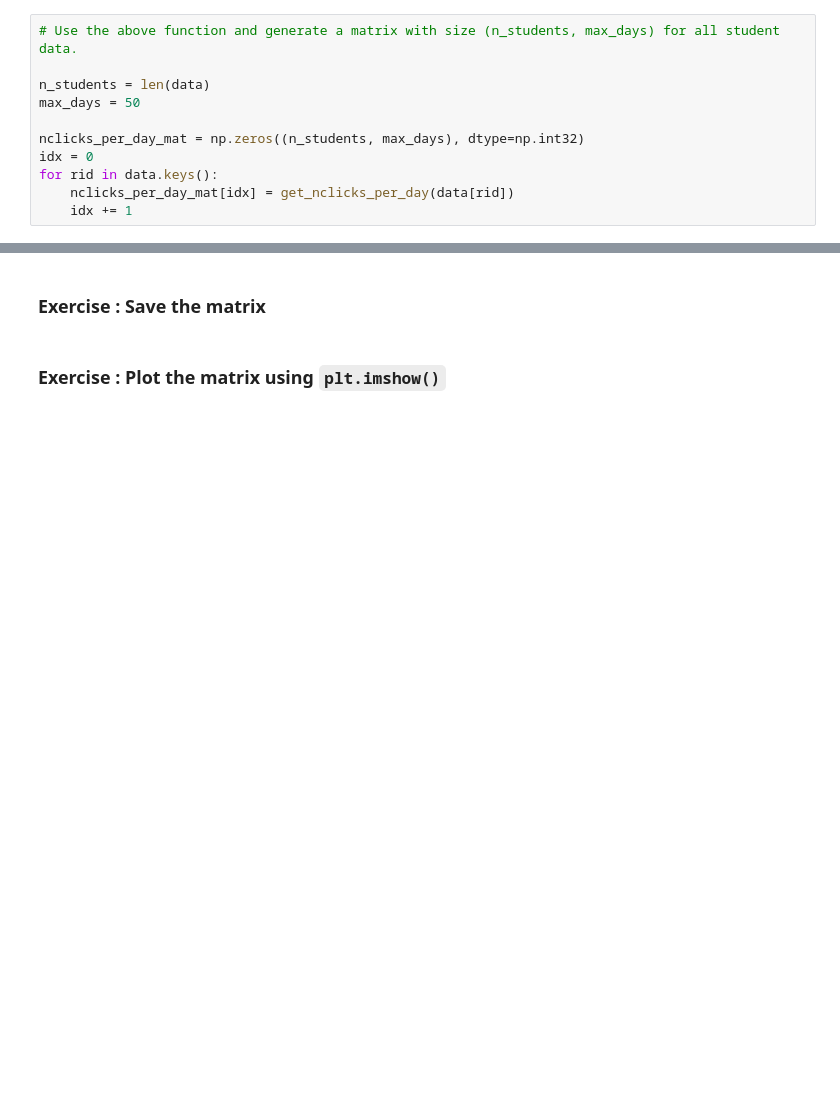
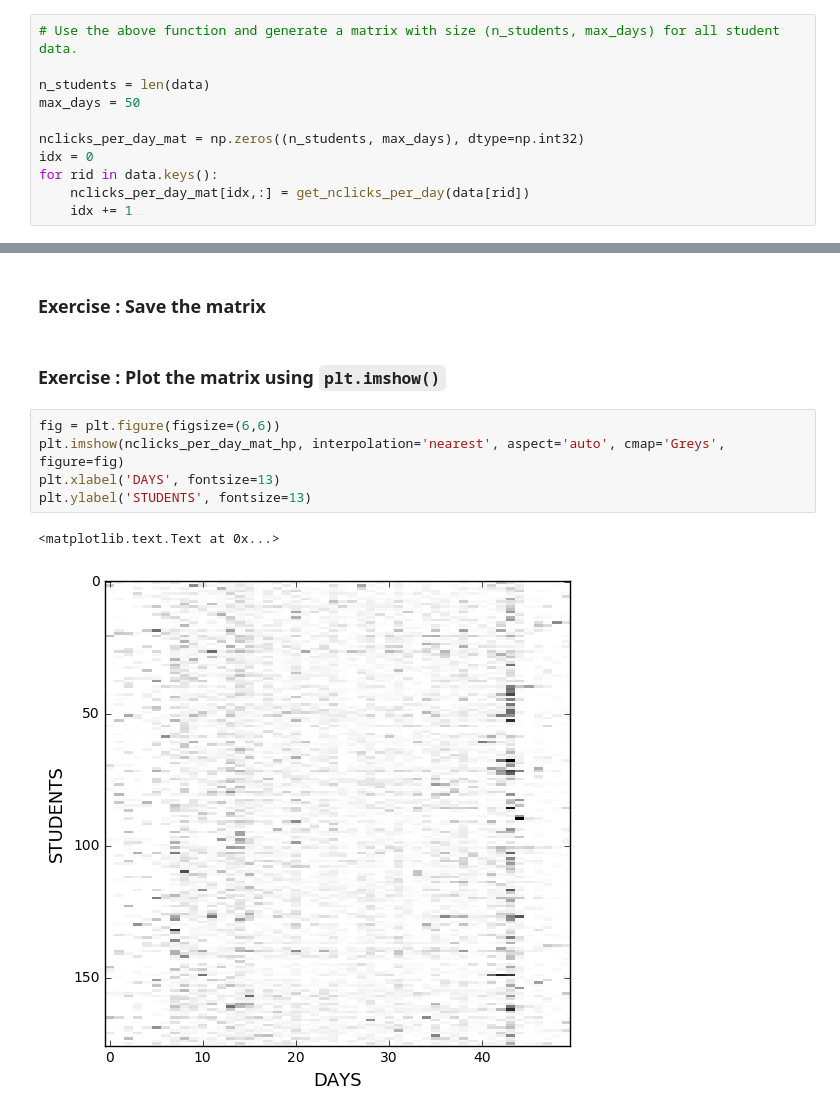
Before and after one commit to jihyunp/IVLE_Clickstream_Workshop, a Jupyter notebook: IVLE_Workshop_draft.ipynb, the cells around one changed output, grey strips where cells are left out. Cells and saved outputs as stored; diff of their text form; blank space fills up the shorter version.

```diff
--- a/IVLE_Workshop_draft.ipynb
+++ b/IVLE_Workshop_draft.ipynb
@@ -310,7 +510,7 @@ max_days = 50
 nclicks_per_day_mat = np.zeros((n_students, max_days), dtype=np.int32)
 idx = 0
 for rid in data.keys():
-    nclicks_per_day_mat[idx] = get_nclicks_per_day(data[rid])
+    nclicks_per_day_mat[idx,:] = get_nclicks_per_day(data[rid])
     idx += 1
 # %%
 nclicks_per_day_mat
@@ -398,3 +633,11 @@ for rid in data.keys():
 ### Exercise : Save the matrix
 # %% [markdown]
 ### Exercise : Plot the matrix using `plt.imshow()`
+# %%
+fig = plt.figure(figsize=(6,6))
+plt.imshow(nclicks_per_day_mat_hp, interpolation='nearest', aspect='auto', cmap='Greys', figure=fig)
+plt.xlabel('DAYS', fontsize=13)
+plt.ylabel('STUDENTS', fontsize=13)
+# %% [output]
+<matplotlib.text.Text at 0x...>
+[figure, added]
```
Also changed, not shown: parts of 36 cells of this notebook.
